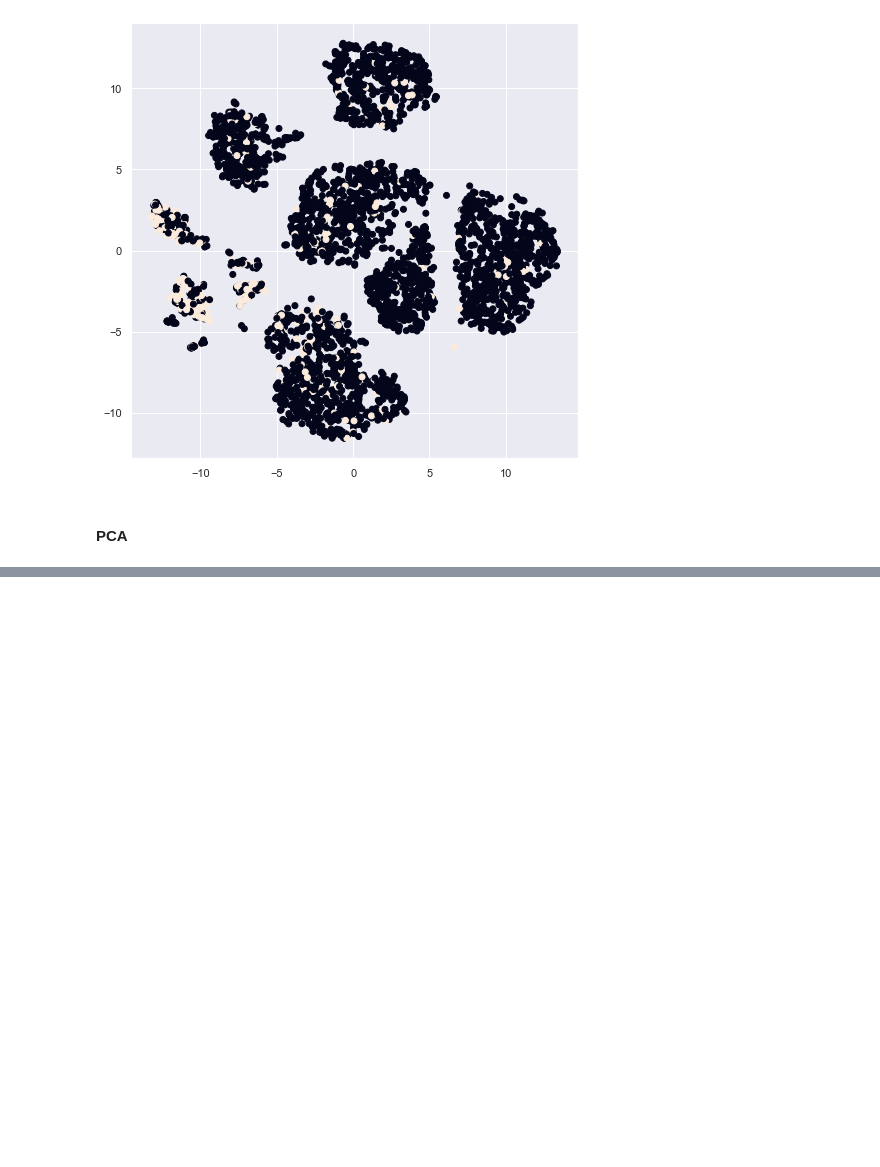
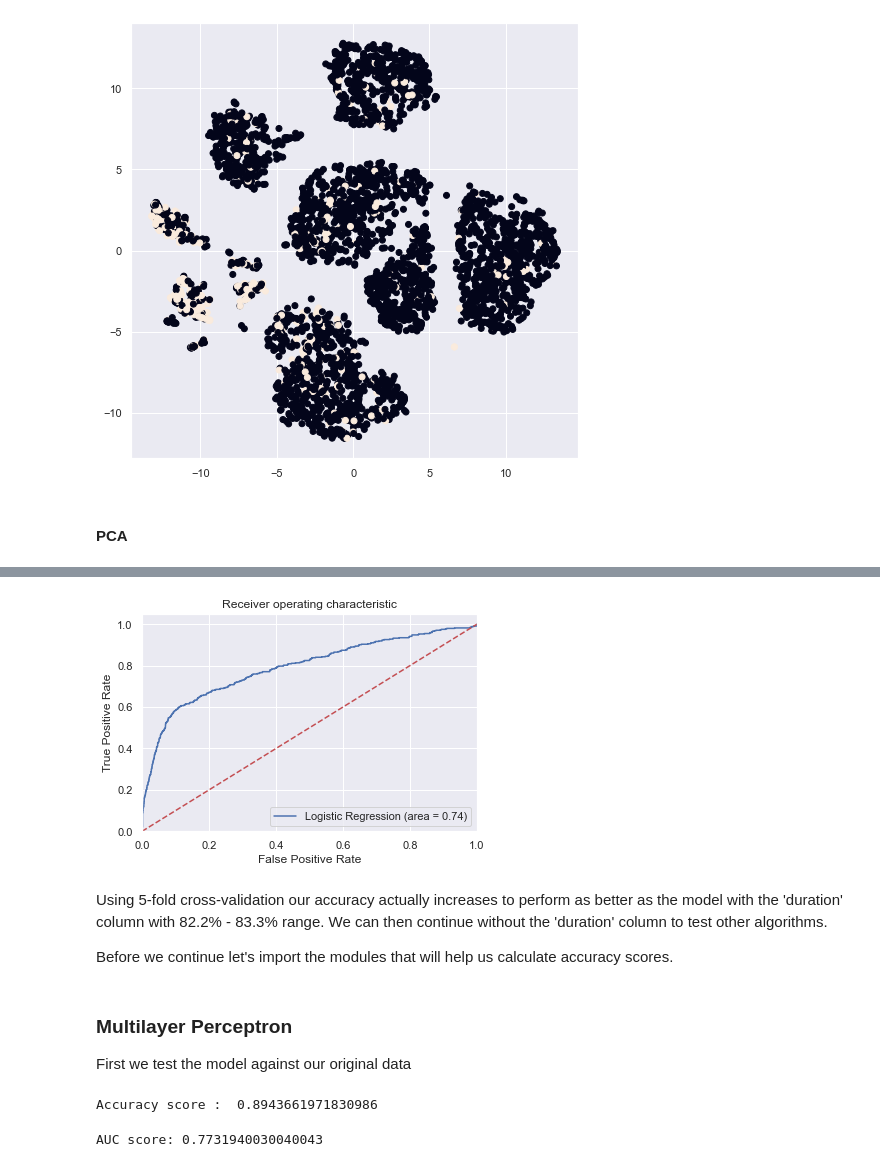
Before and after one commit to Kiiru-Anastasia/10acadWeeklyChallenges, a Jupyter notebook: Week6/notebooks/Term_Deposit.Predictive_Model.ipynb, the cells around one changed output, grey strips where cells are left out. Saved outputs shown, nothing was run; the diff lists cells and outputs as text; code cells hidden in the pictures; blank space fills up the shorter version.

```diff
--- a/Week6/notebooks/Term_Deposit.Predictive_Model.ipynb
+++ b/Week6/notebooks/Term_Deposit.Predictive_Model.ipynb
@@ -812,0 +1058,9 @@ Text(0, 0.5, 'cumulative explained variance')
+# %%
+from sklearn.metrics import roc_auc_score
+from sklearn.linear_model import LogisticRegression
+
+logreg = LogisticRegression(class_weight='balanced')
+logreg.fit(X_train, y_train)
+y_pred_logreg = logreg.predict_proba(X_test)
+
+print('AUC score with duration columns :', roc_auc_score(y_test, y_pred_logreg[:,1]))
@@ -812,0 +1079,10 @@ Text(0, 0.5, 'cumulative explained variance')
+# %%
+#Removing duration feature from dataset
+
+#From train
+X_train = X_train.drop('duration', axis=1)
+print('Train set shape :', X_train.shape)
+
+#From test
+X_test = X_test.drop('duration', axis=1)
+print('Test set shape :', X_test.shape)
@@ -812,0 +1092,7 @@ Text(0, 0.5, 'cumulative explained variance')
+# %%
+# then we train the model without duration column
+logreg = LogisticRegression(class_weight='balanced')
+logreg.fit(X_train, y_train)
+y_pred_logreg = logreg.predict_proba(X_test)
+
+print('AUC score without duration columns : ', roc_auc_score(y_test, y_pred_logreg[:, 1]))
@@ -812,0 +1155,21 @@ Text(0, 0.5, 'cumulative explained variance')
+# %%
+from sklearn.metrics import roc_curve
+logit_roc_auc = roc_auc_score(y_test, logreg.predict(X_test))
+fpr, tpr, thresholds = roc_curve(y_test, logreg.predict_proba(X_test)[:,1])
+plt.figure()
+plt.plot(fpr, tpr, label='Logistic Regression (area = %0.2f)' % logit_roc_auc)
+plt.plot([0, 1], [0, 1],'r--')
+plt.xlim([0.0, 1.0])
+plt.ylim([0.0, 1.05])
+plt.xlabel('False Positive Rate')
+plt.ylabel('True Positive Rate')
+plt.title('Receiver operating characteristic')
+plt.legend(loc="lower right")
+plt.savefig('Log_ROC')
+plt.show()
+# %% [output]
+[figure, added]
+# %% [markdown]
+Using 5-fold cross-validation our accuracy actually increases to perform as better as the model with the 'duration' column with 82.2% - 83.3% range.  We can then continue without the 'duration' column to test other algorithms.
+
+Before we continue let's import the modules that will help us calculate accuracy scores.
@@ -812,0 +1182,16 @@ Text(0, 0.5, 'cumulative explained variance')
+# %% [markdown]
+### Multilayer Perceptron
+First we test the model against our original data
+# %%
+from sklearn.neural_network import MLPClassifier
+
+mlpclf = MLPClassifier(random_state=1, max_iter=300).fit(X_train, y_train)
+y_pred_mlp = mlpclf.predict_proba(X_test)
+
+print('Accuracy score : ', mlpclf.score(X_test, y_test))
+# %% [output]
+Accuracy score :  0.8943661971830986
+# %%
+print('AUC score:', roc_auc_score(y_test, y_pred_mlp[:,1]))
+# %% [output]
+AUC score: 0.7731940030040043
```
Also changed, not shown: parts of 58 cells of this notebook, 1 other file.
